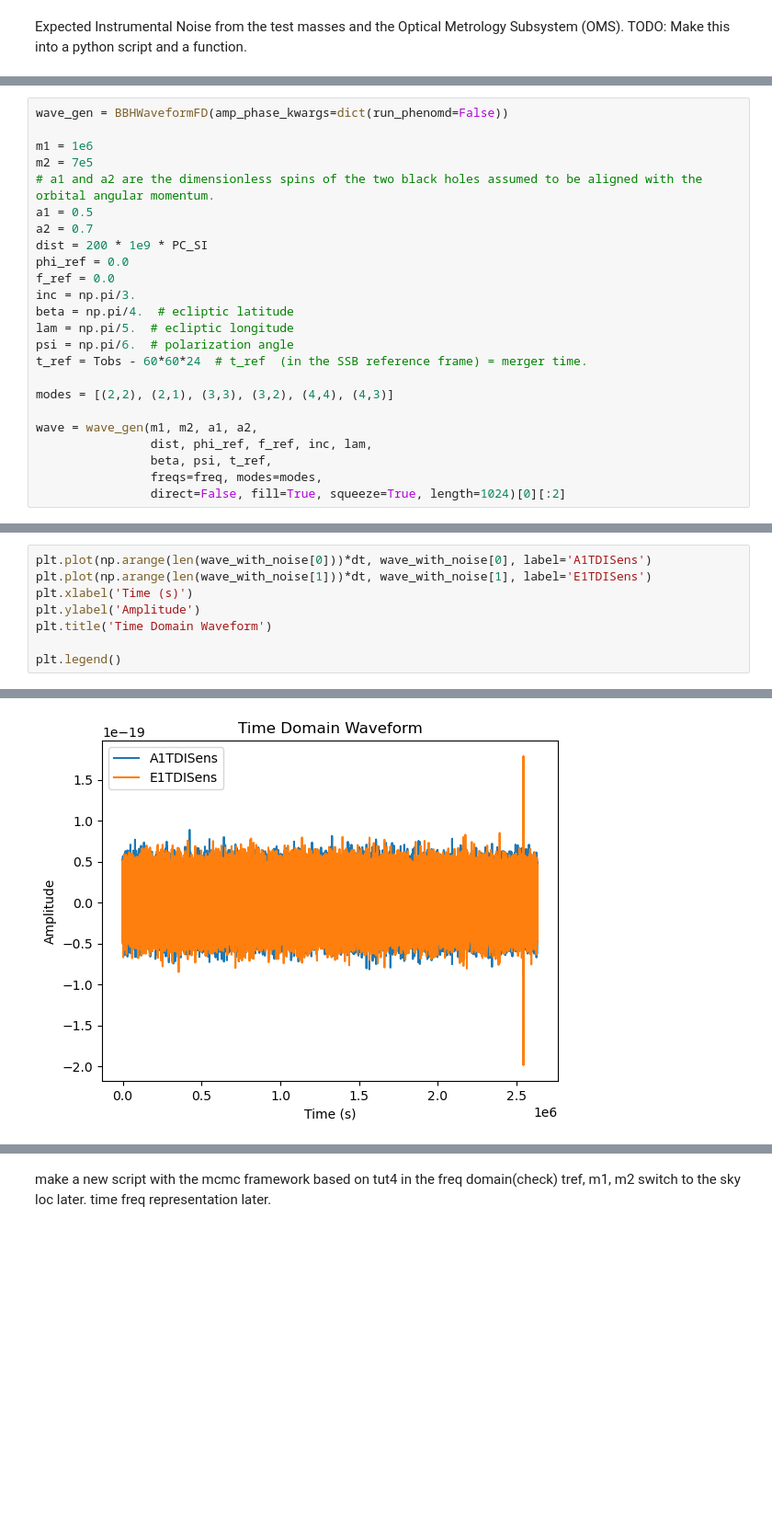
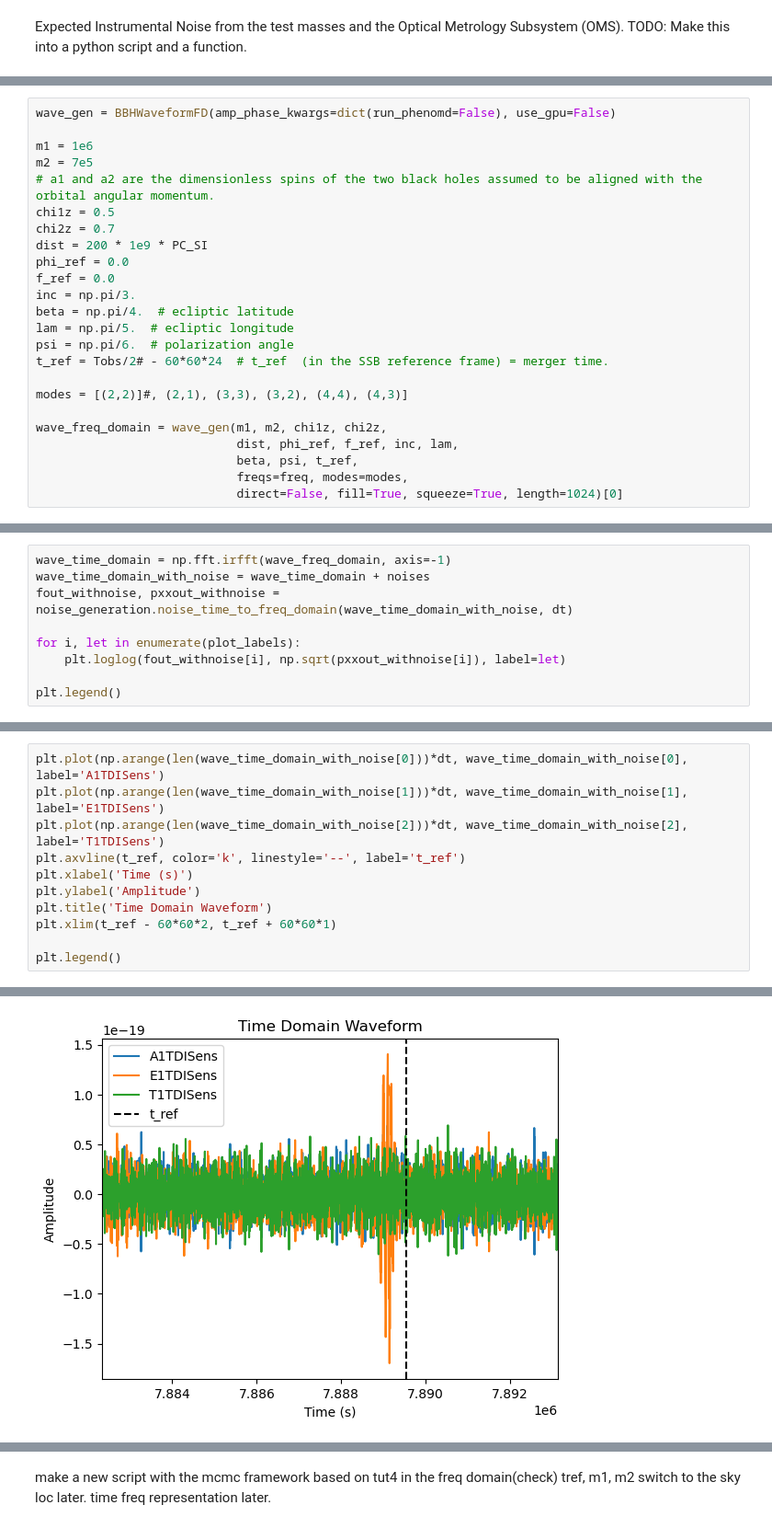
Before and after one commit to manishprasad0/LISA_Master_Thesis, a Jupyter notebook: lisa_data.ipynb, the cells around one changed output, grey strips where cells are left out. Shown: that part at 92% size. Drawn from its saved outputs; the diff is of its cells as text; blank space fills up the shorter version.

Commit message:
added cell that plots spectogram, added readme, modified plot labels

```diff
--- a/lisa_data.ipynb
+++ b/lisa_data.ipynb
@@ -74,11 +61,11 @@ pxxout = np.array(pxxout)
 # %%
-wave_gen = BBHWaveformFD(amp_phase_kwargs=dict(run_phenomd=False))
+wave_gen = BBHWaveformFD(amp_phase_kwargs=dict(run_phenomd=False), use_gpu=False)
 
 m1 = 1e6
 m2 = 7e5
 # a1 and a2 are the dimensionless spins of the two black holes assumed to be aligned with the orbital angular momentum.
-a1 = 0.5
-a2 = 0.7
+chi1z = 0.5
+chi2z = 0.7
 dist = 200 * 1e9 * PC_SI
 phi_ref = 0.0
 f_ref = 0.0
@@ -86,13 +73,13 @@ inc = np.pi/3.
 beta = np.pi/4.  # ecliptic latitude
 lam = np.pi/5.  # ecliptic longitude
 psi = np.pi/6.  # polarization angle
-t_ref = Tobs - 60*60*24  # t_ref  (in the SSB reference frame) = merger time.
+t_ref = Tobs/2# - 60*60*24  # t_ref  (in the SSB reference frame) = merger time.
 
-modes = [(2,2), (2,1), (3,3), (3,2), (4,4), (4,3)]
+modes = [(2,2)]#, (2,1), (3,3), (3,2), (4,4), (4,3)]
 
-wave = wave_gen(m1, m2, a1, a2,
-                dist, phi_ref, f_ref, inc, lam,
-                beta, psi, t_ref,
-                freqs=freq, modes=modes,
-                direct=False, fill=True, squeeze=True, length=1024)[0][:2]
+wave_freq_domain = wave_gen(m1, m2, chi1z, chi2z,
+                            dist, phi_ref, f_ref, inc, lam,
+                            beta, psi, t_ref,
+                            freqs=freq, modes=modes,
+                            direct=False, fill=True, squeeze=True, length=1024)[0]
 # %%
@@ -120,0 +95,9 @@ wave_with_noise = wave_time_domain+ noises
+# %%
+wave_time_domain = np.fft.irfft(wave_freq_domain, axis=-1)
+wave_time_domain_with_noise = wave_time_domain + noises
+fout_withnoise, pxxout_withnoise = noise_generation.noise_time_to_freq_domain(wave_time_domain_with_noise, dt)
+
+for i, let in enumerate(plot_labels):
+    plt.loglog(fout_withnoise[i], np.sqrt(pxxout_withnoise[i]), label=let)
+
+plt.legend()
@@ -121,14 +120,17 @@ wave_with_noise = wave_time_domain+ noises
 # %%
-plt.plot(np.arange(len(wave_with_noise[0]))*dt, wave_with_noise[0], label='A1TDISens')
-plt.plot(np.arange(len(wave_with_noise[1]))*dt, wave_with_noise[1], label='E1TDISens')
+plt.plot(np.arange(len(wave_time_domain_with_noise[0]))*dt, wave_time_domain_with_noise[0], label='A1TDISens')
+plt.plot(np.arange(len(wave_time_domain_with_noise[1]))*dt, wave_time_domain_with_noise[1], label='E1TDISens')
+plt.plot(np.arange(len(wave_time_domain_with_noise[2]))*dt, wave_time_domain_with_noise[2], label='T1TDISens')
+plt.axvline(t_ref, color='k', linestyle='--', label='t_ref')
 plt.xlabel('Time (s)')
 plt.ylabel('Amplitude')
 plt.title('Time Domain Waveform')
+plt.xlim(t_ref - 60*60*2, t_ref + 60*60*1)
 
 plt.legend()
 # %% [output]
 <matplotlib.legend.Legend at 0x...>
-[figure, old version]
+[figure, new version]
 # %%
 from scipy.signal import spectrogram
 #spectrogram(wave_with_noise[0], fs=1.0/dt, window=('tukey', 0.25), nperseg=None, noverlap=None,mode='psd')
```
Also changed, not shown: parts of 13 cells of this notebook, 3 other files.
